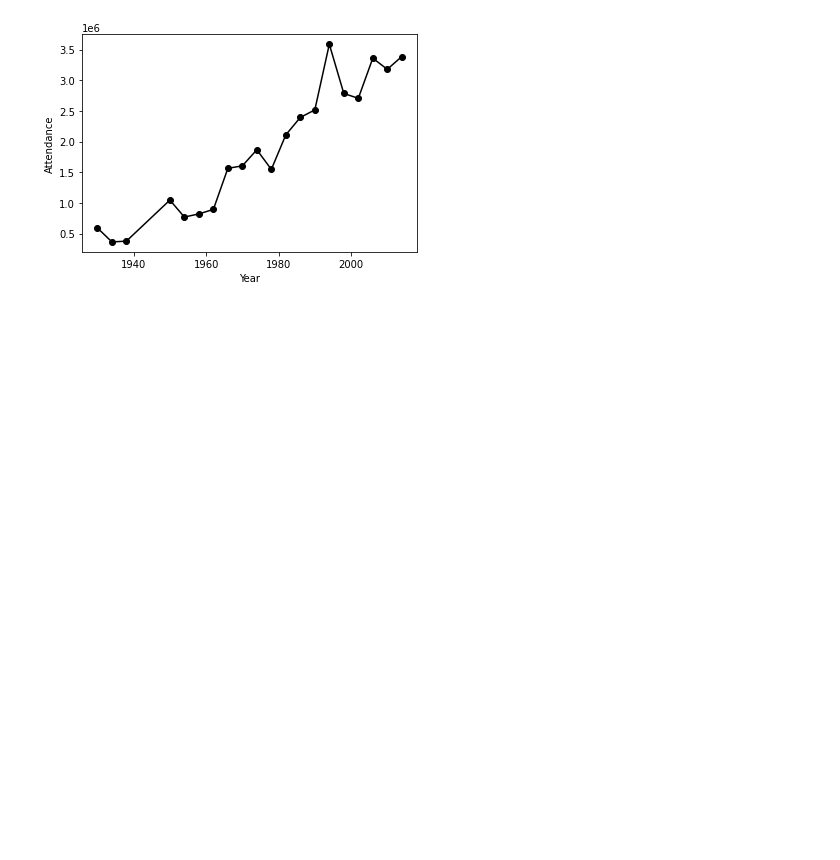
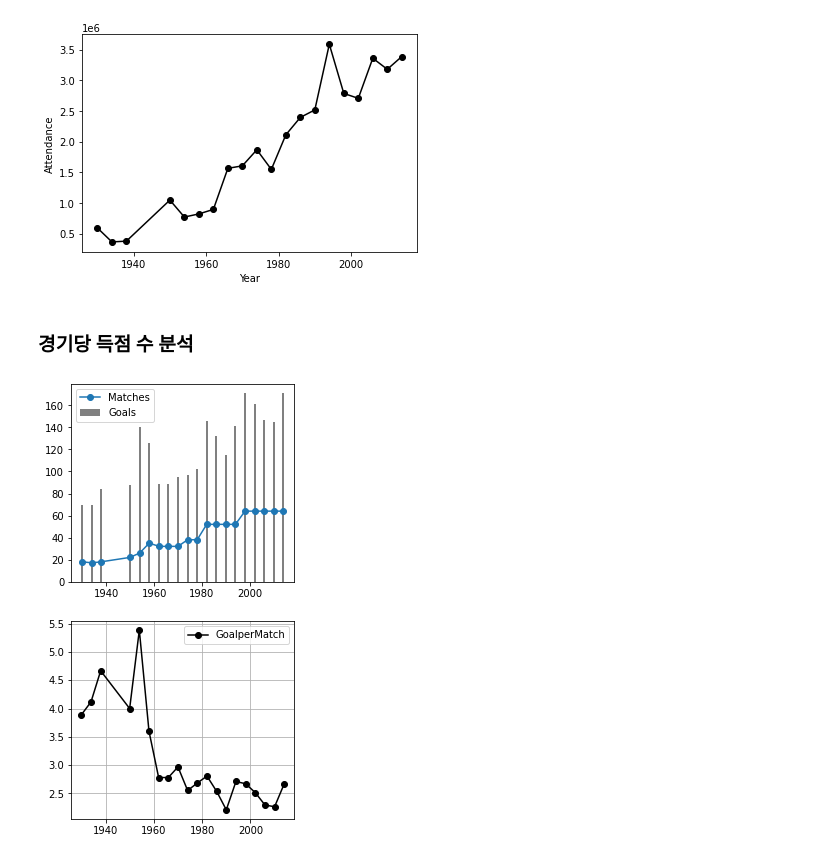
Before and after one commit to LeeSeongYeob/Python-Basic, a Jupyter notebook: 월드컵데이터_분석.ipynb, the cells around one changed output. Saved outputs shown, nothing was run; the diff lists cells and outputs as text; code cells hidden in the pictures; blank space fills up the shorter version.

```diff
--- a/월드컵데이터_분석.ipynb
+++ b/월드컵데이터_분석.ipynb
@@ -5,8 +5,8 @@
 import matplotlib.pyplot as plt
 import pandas as pd
 # %%
-df = pd.read_csv('./WorldCups.csv',decimal=',')
-df.head()
+data = pd.read_csv('./WorldCups.csv',decimal=',')
+data.head()
 # %% [output]
 |  | Year | Country | Winner | Runners-Up | Third | Fourth | GoalsScored | QualifiedTeams | MatchesPlayed | ... |
 | 0 | 1930 | Uruguay | Uruguay | Argentina | USA | Yugoslavia | 70 | 13 | 18 | ... |
@@ -40,3 +50,18 @@ ax.set_ylabel('Attendance')
 fig.show()
 # %% [output]
 [figure]
+# %% [markdown]
+### 경기당 득점 수 분석
+# %%
+data['Goalpermatch'] = data['GoalsScored'] / data['MatchesPlayed']
+fig ,axes = plt.subplots(2,1,figsize=(4,8))
+axes[0].bar(data['Year'],data['GoalsScored'],color='grey',label='Goals')
+axes[0].plot(data['Year'],data['MatchesPlayed'],marker='o',label='Matches')
+axes[0].legend()
+
+axes[1].plot(data['Year'],data['Goalpermatch'],'k-o',label='GoalperMatch')
+axes[1].legend()
+axes[1].grid(True)
+fig.show()
+# %% [output]
+[figure, added]
```
Also changed, not shown: parts of 1 cell of this notebook.
